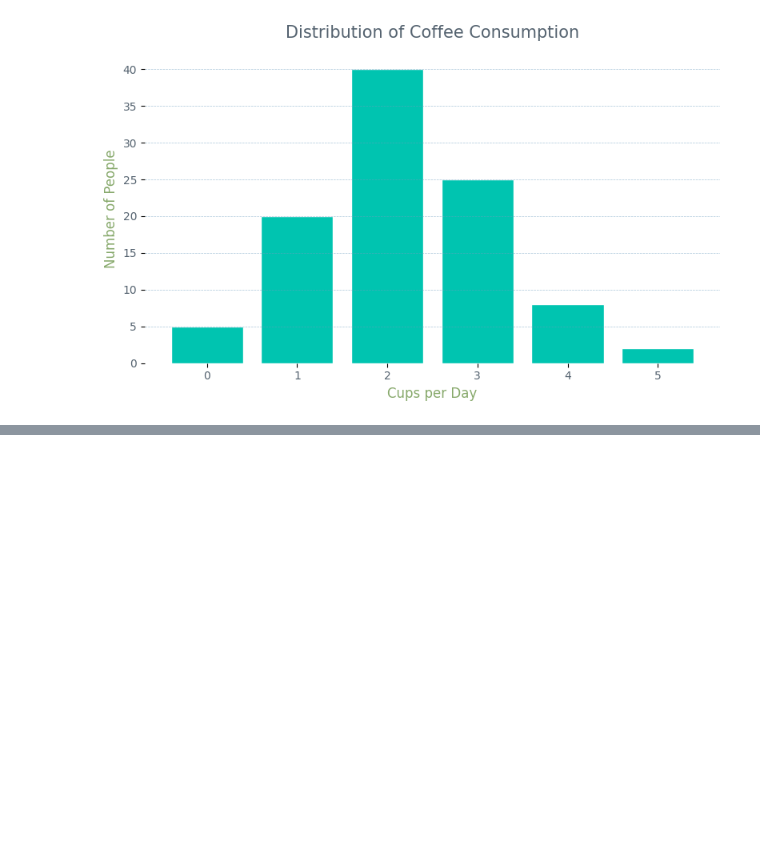
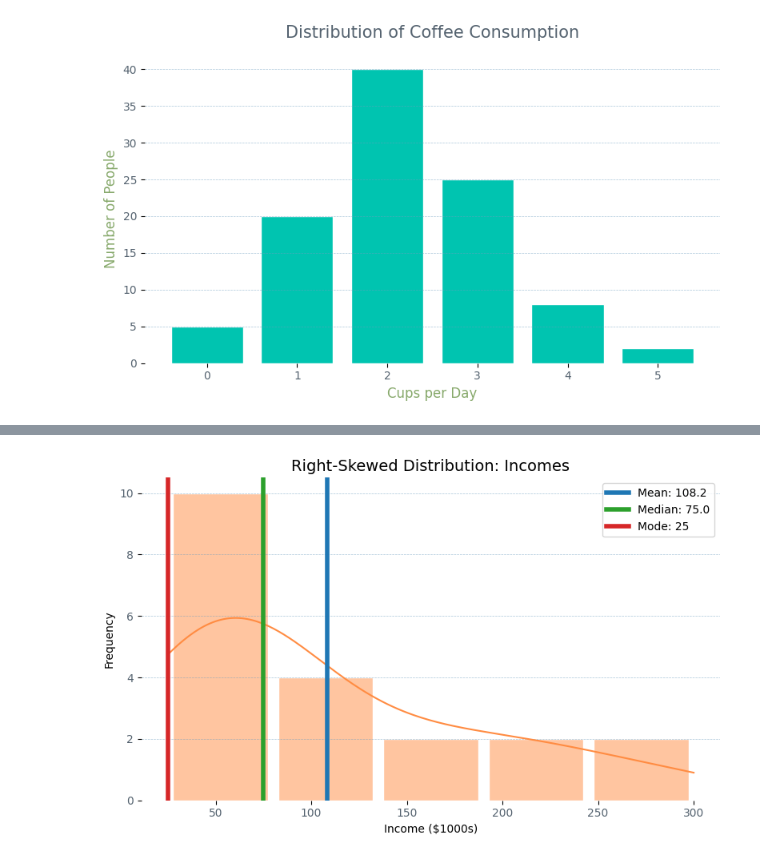
Before and after one commit to Rumaan-Kaisar/DataScience, a Jupyter notebook: Stat_ch1_dscptv/ch1_descriptive_stat_P2.ipynb, the cells around one changed output, grey strips where cells are left out. Saved outputs shown, nothing was run; the diff lists cells and outputs as text; code cells hidden in the pictures; blank space fills up the shorter version.

```diff
--- a/Stat_ch1_dscptv/ch1_descriptive_stat_P2.ipynb
+++ b/Stat_ch1_dscptv/ch1_descriptive_stat_P2.ipynb
@@ -29,0 +176,40 @@ plt.show()
+# %%
+import numpy as np
+from collections import Counter
+import matplotlib.pyplot as plt
+import seaborn as sns
+
+# Sample right-skewed income data ($1000s)
+income = [25, 30, 35, 40, 45, 50, 55, 60, 65, 70, 80, 90, 100, 130, 150, 170, 200, 220, 250, 300]
+
+# Calculate statistics
+mean_val = np.mean(income)
+median_val = np.median(income)
+mode_val = Counter(income).most_common(1)[0][0]
+
+# Plot
+plt.figure(figsize=(8, 5))
+sns.histplot(income, bins=5, kde=True, color="#ff8c42", edgecolor='white', shrink=0.9)
+plt.title("Right-Skewed Distribution: Incomes", fontsize=14)
+plt.xlabel("Income ($1000s)")
+plt.ylabel("Frequency")
+
+# Add vertical lines for mean, median, and mode
+plt.axvline(mean_val, color="#1f77b4", linestyle="-", linewidth=4, label=f"Mean: {mean_val:.1f}")
+plt.axvline(median_val, color="#2ca02c", linestyle="-", linewidth=4, label=f"Median: {median_val}")
+plt.axvline(mode_val, color="#d62728", linestyle="-", linewidth=4, label=f"Mode: {mode_val}")
+
+# Ticks and grid
+plt.xticks(fontsize=10, color="#54626f")
+plt.yticks(fontsize=10, color="#54626f")
+plt.grid(axis="y", linestyle="--", linewidth=0.5, alpha=0.6, color="#72a0c1")
+
+# Minimalist styling
+for spine in plt.gca().spines.values():
+    spine.set_visible(False)
+
+plt.legend(loc="upper right", fontsize=10)
+plt.tight_layout()
+plt.show()
+# %% [output]
+[figure, added]
```
Also changed, not shown: parts of 20 cells of this notebook.
